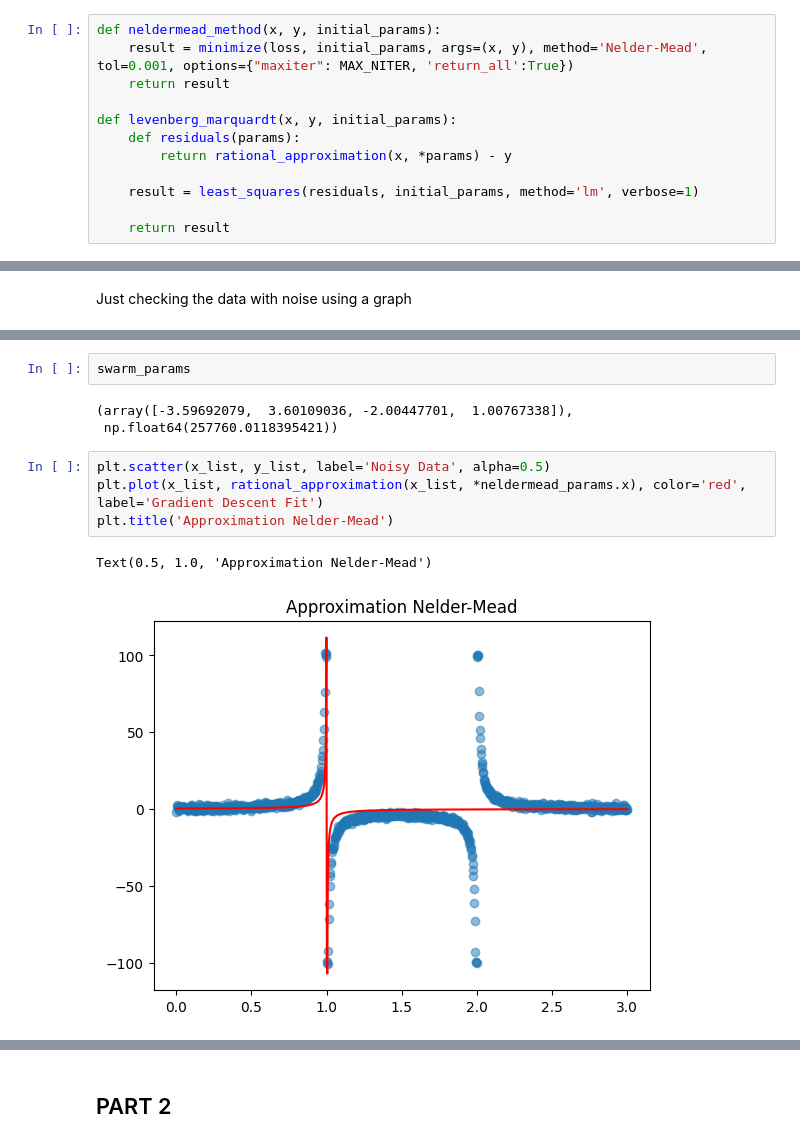
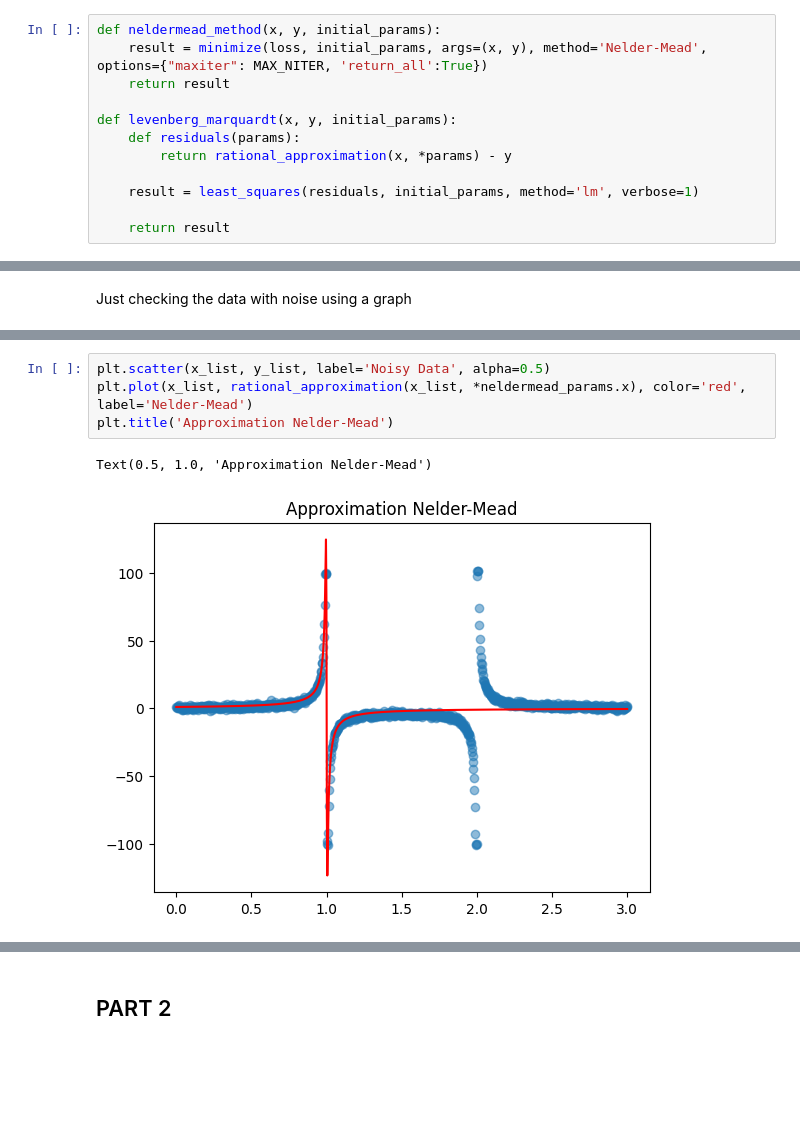
Before and after one commit to abrleva8/ITMO_algorithms, a Jupyter notebook: task_4_Abramian.ipynb, the cells around one changed output, grey strips where cells are left out. Cells and saved outputs as stored; diff of their text form; blank space fills up the shorter version.

```diff
--- a/task_4_Abramian.ipynb
+++ b/task_4_Abramian.ipynb
@@ -36,7 +42,7 @@ def loss(params, x, y):
     return np.sum((predictions - y) ** 2)
 # %%
 def neldermead_method(x, y, initial_params):
-    result = minimize(loss, initial_params, args=(x, y), method='Nelder-Mead', tol=0.001, options={"maxiter": MAX_NITER, 'return_all':True})
+    result = minimize(loss, initial_params, args=(x, y), method='Nelder-Mead', options={"maxiter": MAX_NITER, 'return_all':True})
     return result
 
 def levenberg_marquardt(x, y, initial_params):
@@ -87,16 +93,11 @@ Function evaluations 181, initial cost 1.3492e+05, final cost 6.8466e+04, first-
 Stopping search: Swarm best position change less than 1e-08
-# %%
-swarm_params
-# %% [output]
-(array([-3.59692079,  3.60109036, -2.00447701,  1.00767338]),
- np.float64(257760.0118395421))
 # %%
 plt.scatter(x_list, y_list, label='Noisy Data', alpha=0.5)
-plt.plot(x_list, rational_approximation(x_list, *neldermead_params.x), color='red', label='Gradient Descent Fit')
+plt.plot(x_list, rational_approximation(x_list, *neldermead_params.x), color='red', label='Nelder-Mead')
 plt.title('Approximation Nelder-Mead')
 # %% [output]
 Text(0.5, 1.0, 'Approximation Nelder-Mead')
-[figure, old version]
+[figure, new version]
 # %%
 plt.scatter(x_list, y_list, label='Noisy Data', alpha=0.5)
 plt.plot(x_list, rational_approximation(x_list, *lm_params.x), color='red', label='Levenberg Marquardt')
```
Also changed, not shown: parts of 46 cells of this notebook.
